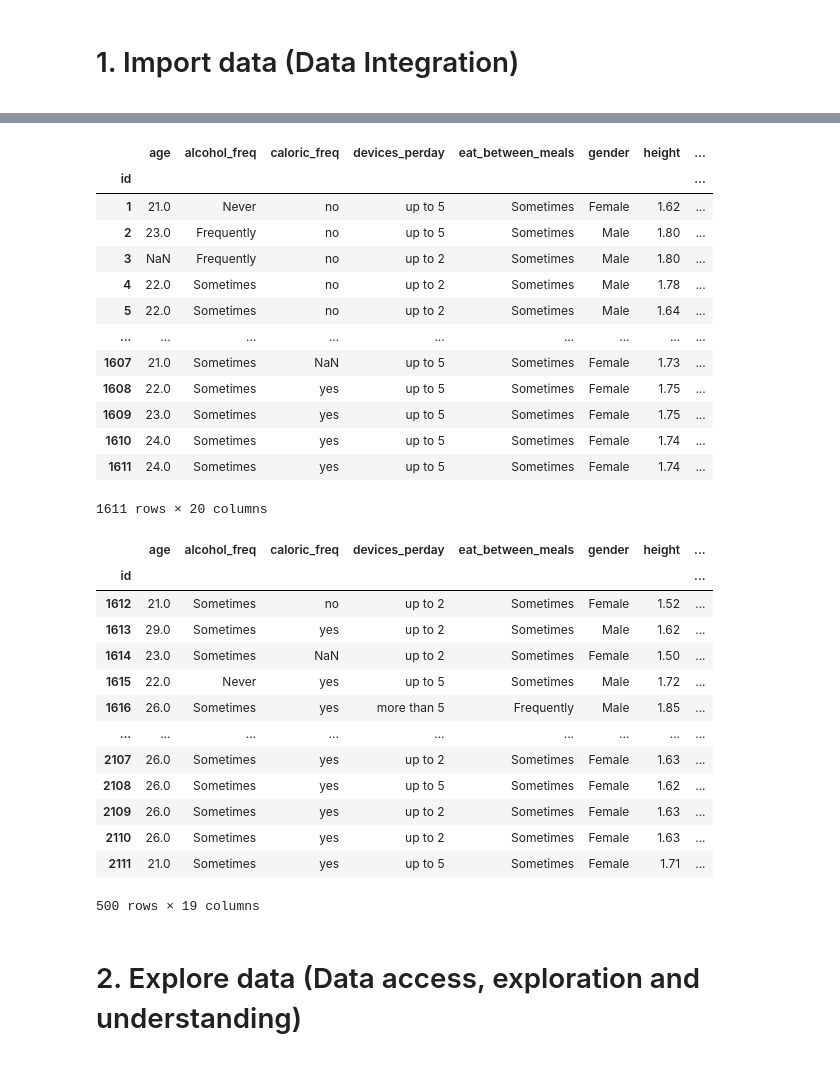
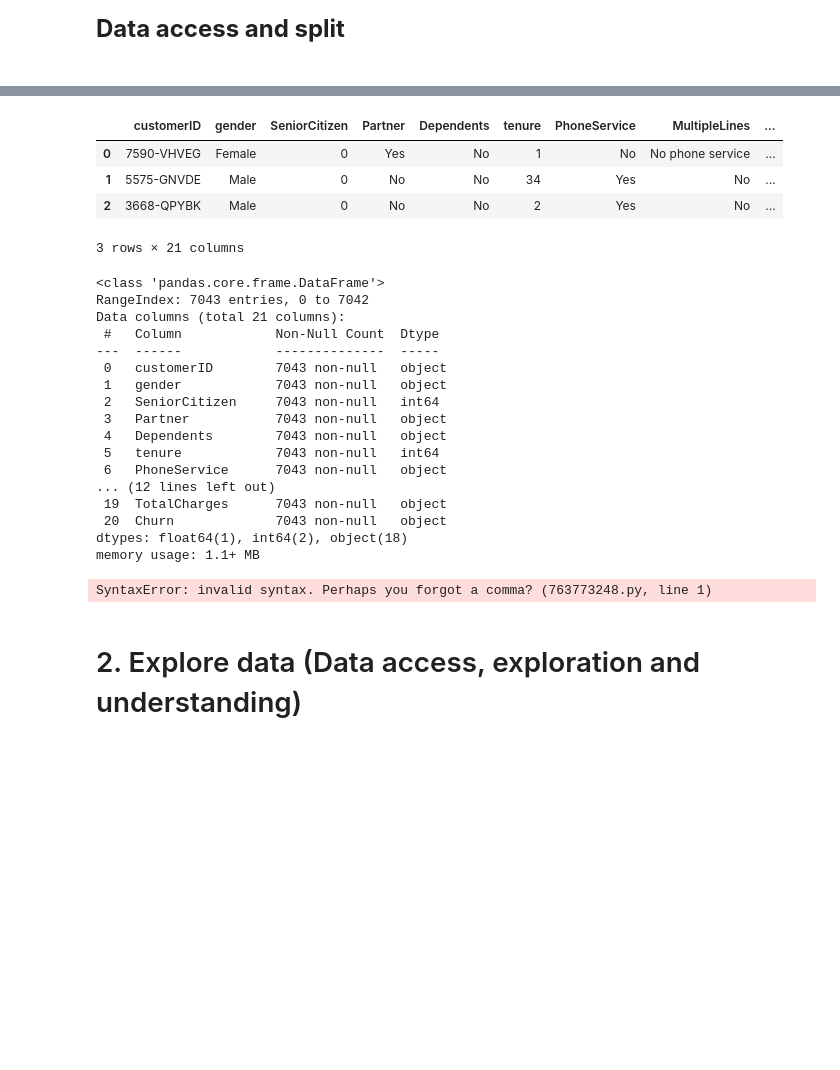
Before and after one commit to inesbchainho/machine_learning_feb2026, a Jupyter notebook: ML_Group16_Notebook.ipynb, the cells around one changed output, grey strips where cells are left out. Cells and saved outputs as stored; diff of their text form; code cells hidden in the pictures; blank space fills up the shorter version.

```diff
--- a/ML_Group16_Notebook.ipynb
+++ b/ML_Group16_Notebook.ipynb
@@ -70,11 +23,7 @@ from sklearn.ensemble import GradientBoostingClassifier
 from sklearn.ensemble import BaggingClassifier
 from sklearn.ensemble import AdaBoostClassifier
 # %% [markdown]
-<a class="anchor" id="">
-
-# 1. Import data (Data Integration)
-
-</a>
+<b><font size="5">Data access and split</font></b><br><br>
 # %% [markdown]
 <img src="image/step1.png" style="height:60px">
 # %%
@@ -84,42 +32,39 @@ stack_cor= ['#e6dcea', '#ceb9d5', '#b597c0', '#9c74ab', '#815790', '#34233a', '#
 # %%
-train_import= pd.read_csv(r"C:\Users\User\Documents\Projects ongoing\ML\GroupProject - ML1 (2425)\GroupProject - ML1 (2425)\data\obesity_train.csv", index_col = 0)
-test_import= pd.read_csv(r"C:\Users\User\Documents\Projects ongoing\ML\GroupProject - ML1 (2425)\GroupProject - ML1 (2425)\data\obesity_test.csv", index_col = 0)
-
-train= train_import.copy()
-test= test_import.copy()
-target= train['obese_level']
-
-display(train)
-display(test)
+data = pd.read_csv(r"C:\Users\inesb\Downloads\machine_learning_feb2026\WA_Fn-UseC_-Telco-Customer-Churn.csv")
+data.head(3)
 # %% [output]
-|  | age | alcohol_freq | caloric_freq | devices_perday | eat_between_meals | gender | height | ... |
-| id |  |  |  |  |  |  |  | ... |
-| 1 | 21.0 | Never | no | up to 5 | Sometimes | Female | 1.62 | ... |
-| 2 | 23.0 | Frequently | no | up to 5 | Sometimes | Male | 1.80 | ... |
-| 3 | NaN | Frequently | no | up to 2 | Sometimes | Male | 1.80 | ... |
-| 4 | 22.0 | Sometimes | no | up to 2 | Sometimes | Male | 1.78 | ... |
-| 5 | 22.0 | Sometimes | no | up to 2 | Sometimes | Male | 1.64 | ... |
-| ... | ... | ... | ... | ... | ... | ... | ... | ... |
-| 1607 | 21.0 | Sometimes | NaN | up to 5 | Sometimes | Female | 1.73 | ... |
-| 1608 | 22.0 | Sometimes | yes | up to 5 | Sometimes | Female | 1.75 | ... |
-| 1609 | 23.0 | Sometimes | yes | up to 5 | Sometimes | Female | 1.75 | ... |
-| 1610 | 24.0 | Sometimes | yes | up to 5 | Sometimes | Female | 1.74 | ... |
-| 1611 | 24.0 | Sometimes | yes | up to 5 | Sometimes | Female | 1.74 | ... |
+|  | customerID | gender | SeniorCitizen | Partner | Dependents | tenure | PhoneService | MultipleLines | ... |
+| 0 | 7590-VHVEG | Female | 0 | Yes | No | 1 | No | No phone service | ... |
+| 1 | 5575-GNVDE | Male | 0 | No | No | 34 | Yes | No | ... |
+| 2 | 3668-QPYBK | Male | 0 | No | No | 2 | Yes | No | ... |
-1611 rows × 20 columns
+3 rows × 21 columns
-|  | age | alcohol_freq | caloric_freq | devices_perday | eat_between_meals | gender | height | ... |
-| id |  |  |  |  |  |  |  | ... |
-| 1612 | 21.0 | Sometimes | no | up to 2 | Sometimes | Female | 1.52 | ... |
-| 1613 | 29.0 | Sometimes | yes | up to 2 | Sometimes | Male | 1.62 | ... |
-| 1614 | 23.0 | Sometimes | NaN | up to 2 | Sometimes | Female | 1.50 | ... |
-| 1615 | 22.0 | Never | yes | up to 5 | Sometimes | Male | 1.72 | ... |
-| 1616 | 26.0 | Sometimes | yes | more than 5 | Frequently | Male | 1.85 | ... |
-| ... | ... | ... | ... | ... | ... | ... | ... | ... |
-| 2107 | 26.0 | Sometimes | yes | up to 2 | Sometimes | Female | 1.63 | ... |
-| 2108 | 26.0 | Sometimes | yes | up to 5 | Sometimes | Female | 1.62 | ... |
-| 2109 | 26.0 | Sometimes | yes | up to 2 | Sometimes | Female | 1.63 | ... |
-| 2110 | 26.0 | Sometimes | yes | up to 2 | Sometimes | Female | 1.63 | ... |
-| 2111 | 21.0 | Sometimes | yes | up to 5 | Sometimes | Female | 1.71 | ... |
-500 rows × 19 columns
+# %%
+data.info()
+# %% [output]
+<class 'pandas.core.frame.DataFrame'>
+RangeIndex: 7043 entries, 0 to 7042
+Data columns (total 21 columns):
+ #   Column            Non-Null Count  Dtype
+---  ------            --------------  -----
+ 0   customerID        7043 non-null   object
+ 1   gender            7043 non-null   object
+ 2   SeniorCitizen     7043 non-null   int64
+ 3   Partner           7043 non-null   object
+ 4   Dependents        7043 non-null   object
+ 5   tenure            7043 non-null   int64
+ 6   PhoneService      7043 non-null   object
+... (12 lines left out)
+ 19  TotalCharges      7043 non-null   object
+ 20  Churn             7043 non-null   object
+dtypes: float64(1), int64(2), object(18)
+memory usage: 1.1+ MB
+# %%
+x = data.drop(columns=['Churn'], axis=1 inplace=True)
+y = data['Churn']
+x_train, x_test, y_train, y_test = train_test_split(x,y, test_size=0.2, random_state=42, shuffle=True, stratify="Churn")
+x_train.head(3)
+# %% [output]
+SyntaxError: invalid syntax. Perhaps you forgot a comma? (763773248.py, line 1)
 # %% [markdown]
 <a class="anchor" id="">
 
```
Also changed, not shown: parts of 4 cells of this notebook, 1 other file.
